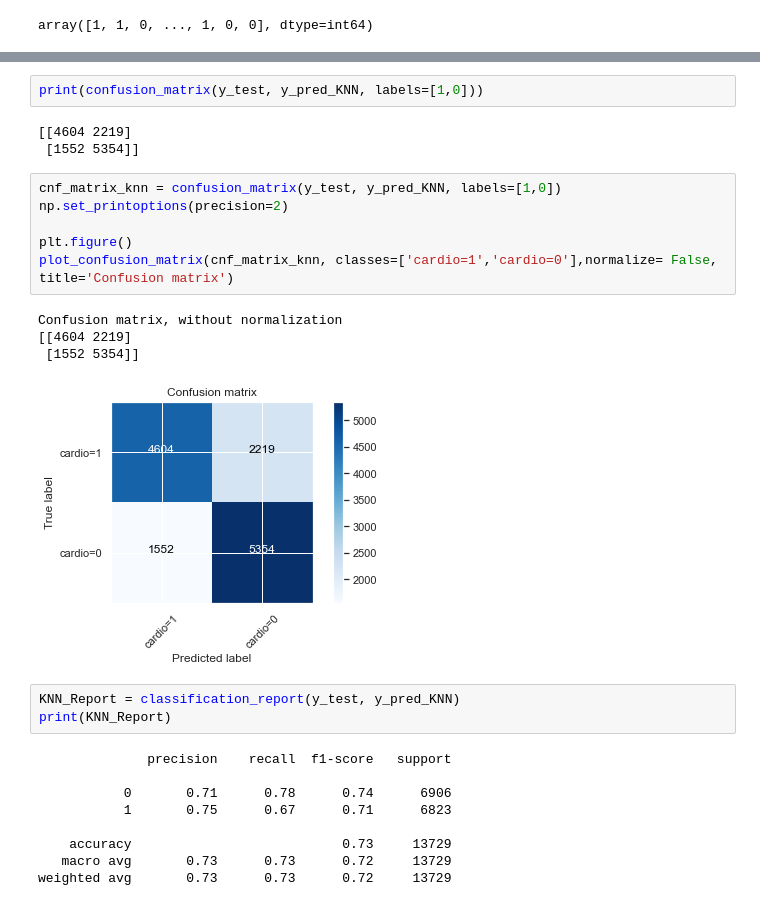
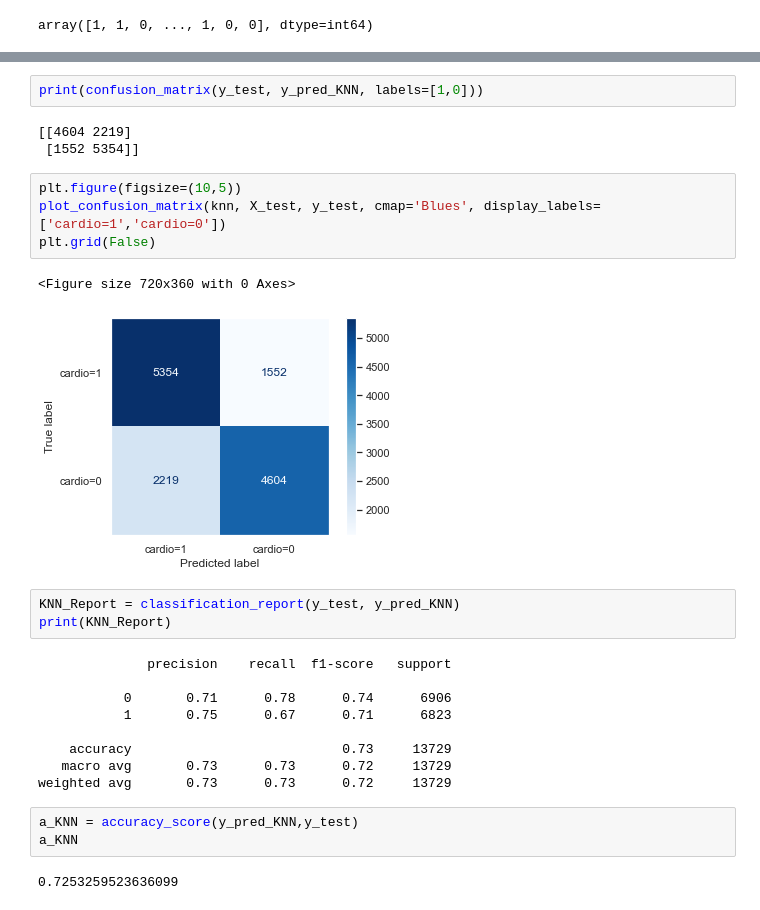
Before and after one commit to yatharthsood00/cvdisease-DT, a Jupyter notebook: CVdiseases.ipynb, the cells around one changed output, grey strips where cells are left out. Drawn from its saved outputs; the diff is of its cells as text.

```diff
--- a/CVdiseases.ipynb
+++ b/CVdiseases.ipynb
@@ -506,28 +485,29 @@ array([[0.23, 0.77],
-# %%
-print(confusion_matrix(y_test, y_pred_KNN, labels=[1,0]))
-# %% [output]
-[[4604 2219]
- [1552 5354]]
-# %%
-cnf_matrix_knn = confusion_matrix(y_test, y_pred_KNN, labels=[1,0])
-np.set_printoptions(precision=2)
-
-plt.figure()
-plot_confusion_matrix(cnf_matrix_knn, classes=['cardio=1','cardio=0'],normalize= False,  title='Confusion matrix')
-# %% [output]
-Confusion matrix, without normalization
-[[4604 2219]
- [1552 5354]]
-[figure, removed]
-# %%
-KNN_Report = classification_report(y_test, y_pred_KNN)
-print(KNN_Report)
-# %% [output]
-              precision    recall  f1-score   support
-
-           0       0.71      0.78      0.74      6906
-           1       0.75      0.67      0.71      6823
-
-    accuracy                           0.73     13729
-   macro avg       0.73      0.73      0.72     13729
-weighted avg       0.73      0.73      0.72     13729
+# %%
+print(confusion_matrix(y_test, y_pred_KNN, labels=[1,0]))
+# %% [output]
+[[4604 2219]
+ [1552 5354]]
+# %%
+plt.figure(figsize=(10,5))
+plot_confusion_matrix(knn, X_test, y_test, cmap='Blues', display_labels=['cardio=1','cardio=0'])
+plt.grid(False)
+# %% [output]
+<Figure size 720x360 with 0 Axes>
+[figure, added]
+# %%
+KNN_Report = classification_report(y_test, y_pred_KNN)
+print(KNN_Report)
+# %% [output]
+              precision    recall  f1-score   support
+
+           0       0.71      0.78      0.74      6906
+           1       0.75      0.67      0.71      6823
+
+    accuracy                           0.73     13729
+   macro avg       0.73      0.73      0.72     13729
+weighted avg       0.73      0.73      0.72     13729
+# %%
+a_KNN = accuracy_score(y_pred_KNN,y_test)
+a_KNN
+# %% [output]
+0.7253259523636099
```
Also changed, not shown: parts of 29 cells of this notebook.
